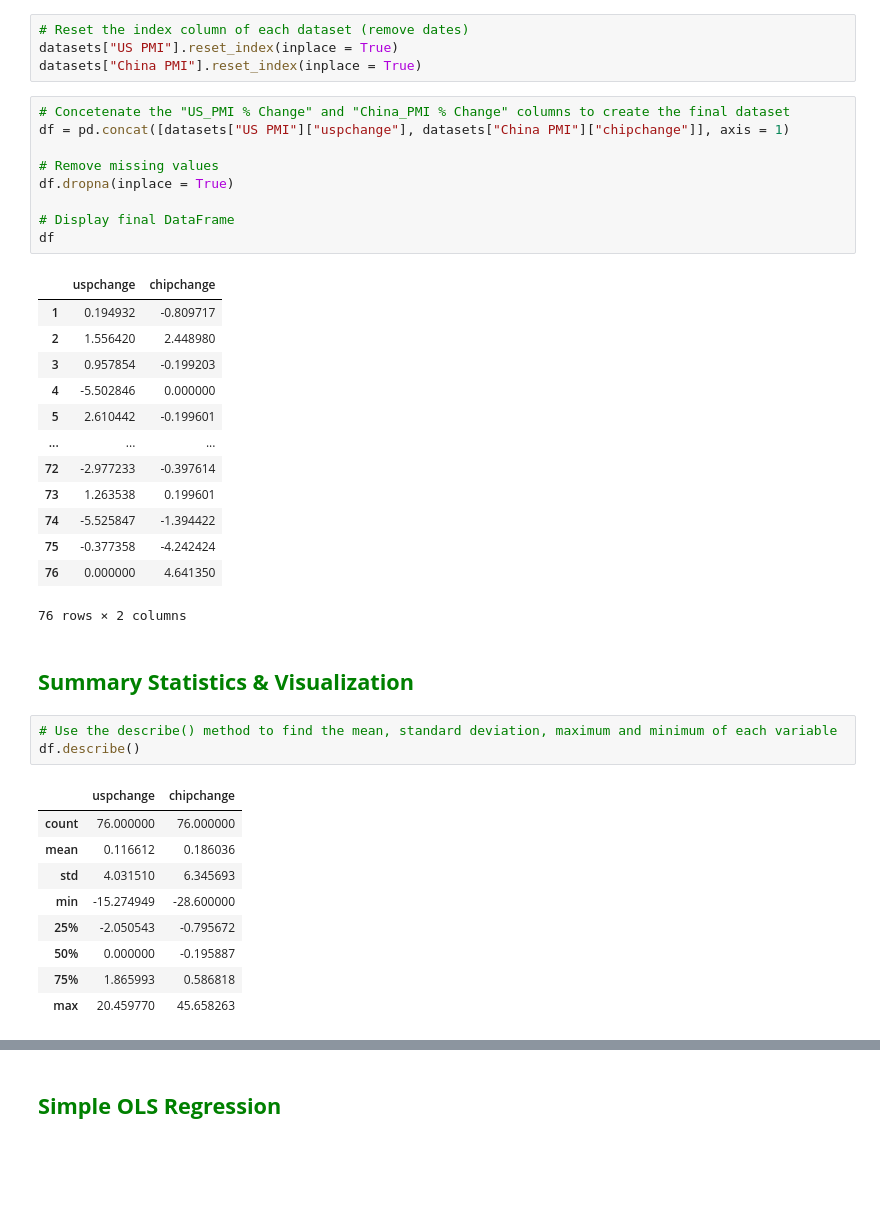
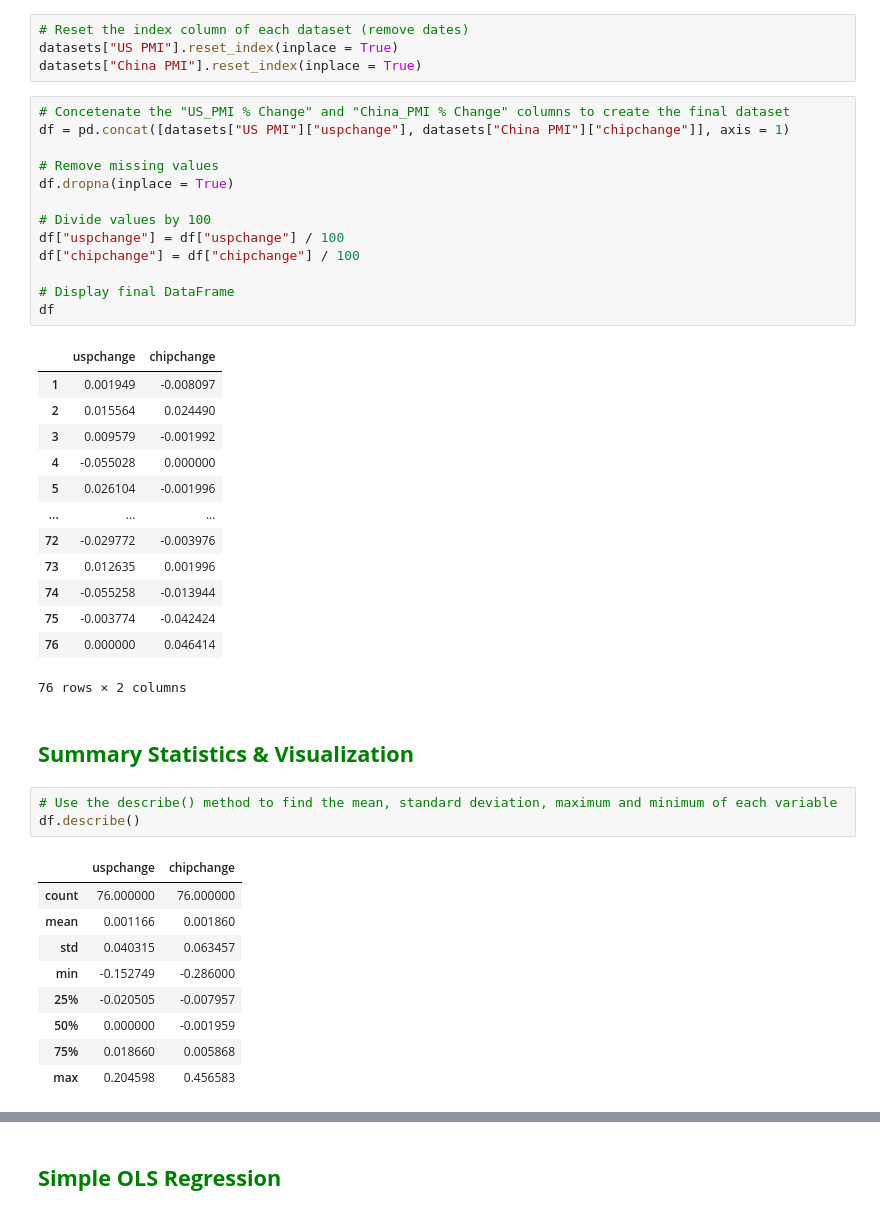
Before and after one commit to felixpoirier1/TP1, a Jupyter notebook: Assignment_1.ipynb, the cells around one changed output, grey strips where cells are left out. Saved outputs shown, nothing was run; the diff lists cells and outputs as text; blank space fills up the shorter version.

```diff
--- a/Assignment_1.ipynb
+++ b/Assignment_1.ipynb
@@ -38,25 +38,29 @@ datasets["China PMI"].reset_index(inplace = True)
 # %%
 # Concetenate the "US_PMI % Change" and "China_PMI % Change" columns to create the final dataset
 df = pd.concat([datasets["US PMI"]["uspchange"], datasets["China PMI"]["chipchange"]], axis = 1)
 
 # Remove missing values
 df.dropna(inplace = True)
 
+# Divide values by 100
+df["uspchange"] = df["uspchange"] / 100
+df["chipchange"] = df["chipchange"] / 100
+
 # Display final DataFrame
 df
 # %% [output]
 |  | uspchange | chipchange |
-| 1 | 0.194932 | -0.809717 |
-| 2 | 1.556420 | 2.448980 |
-| 3 | 0.957854 | -0.199203 |
-| 4 | -5.502846 | 0.000000 |
-| 5 | 2.610442 | -0.199601 |
+| 1 | 0.001949 | -0.008097 |
+| 2 | 0.015564 | 0.024490 |
+| 3 | 0.009579 | -0.001992 |
+| 4 | -0.055028 | 0.000000 |
+| 5 | 0.026104 | -0.001996 |
 | ... | ... | ... |
-| 72 | -2.977233 | -0.397614 |
-| 73 | 1.263538 | 0.199601 |
-| 74 | -5.525847 | -1.394422 |
-| 75 | -0.377358 | -4.242424 |
-| 76 | 0.000000 | 4.641350 |
+| 72 | -0.029772 | -0.003976 |
+| 73 | 0.012635 | 0.001996 |
+| 74 | -0.055258 | -0.013944 |
+| 75 | -0.003774 | -0.042424 |
+| 76 | 0.000000 | 0.046414 |
 76 rows × 2 columns
 # %% [markdown]
 ## <span style="color:green"> **Summary Statistics & Visualization**</span>
@@ -66,10 +70,10 @@ df.describe()
 # %% [output]
 |  | uspchange | chipchange |
 | count | 76.000000 | 76.000000 |
-| mean | 0.116612 | 0.186036 |
-| std | 4.031510 | 6.345693 |
-| min | -15.274949 | -28.600000 |
-| 25% | -2.050543 | -0.795672 |
-| 50% | 0.000000 | -0.195887 |
-| 75% | 1.865993 | 0.586818 |
-| max | 20.459770 | 45.658263 |
+| mean | 0.001166 | 0.001860 |
+| std | 0.040315 | 0.063457 |
+| min | -0.152749 | -0.286000 |
+| 25% | -0.020505 | -0.007957 |
+| 50% | 0.000000 | -0.001959 |
+| 75% | 0.018660 | 0.005868 |
+| max | 0.204598 | 0.456583 |
```
Also changed, not shown: parts of 8 cells of this notebook.
